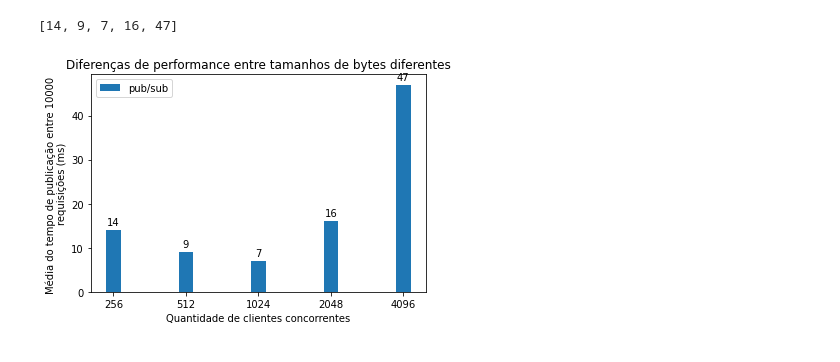
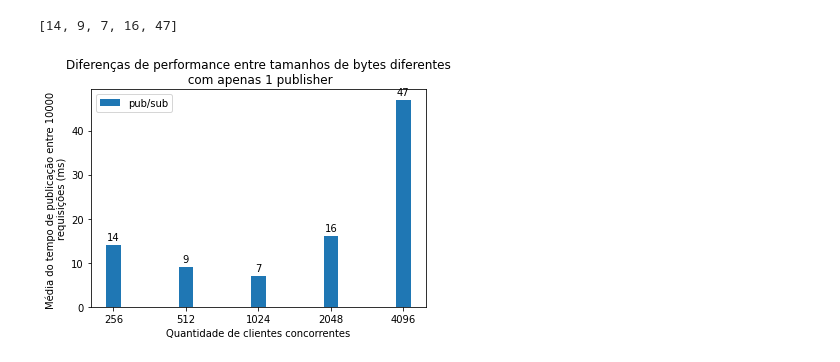
Before and after one commit to koga25/programacao_concorrente, a Jupyter notebook: tests_atv_6.ipynb, the cells around one changed output. Cells and saved outputs as stored; diff of their text form; code cells hidden in the pictures.

Commit message:
forgot to change graph title

```diff
--- a/tests_atv_6.ipynb
+++ b/tests_atv_6.ipynb
@@ -54,18 +54,18 @@ durations2
 # %%
 x = np.arange(len([256, 512, 1024, 2048, 4096]))  # the label locations
 width = 0.2  # the width of the bars
 
 durations_bar = plt.bar(x, durations2, width, label='pub/sub')
 
 plt.xticks(x, [256, 512, 1024, 2048, 4096])
 plt.xlabel("Quantidade de clientes concorrentes")
 plt.ylabel("Média do tempo de publicação entre 10000 \nrequisições (ms)")
-plt.title("Diferenças de performance entre tamanhos de bytes diferentes")
+plt.title("Diferenças de performance entre tamanhos de bytes diferentes\n com apenas 1 publisher")
 plt.legend()
 
 plt.bar_label(durations_bar, padding=3)
 
 plt.savefig("./atv_6_graphs_1_publisher.png")
 plt.show()
 # %% [output]
-[figure, old version]
+[figure, new version]
```
Also changed, not shown: 1 other file.
